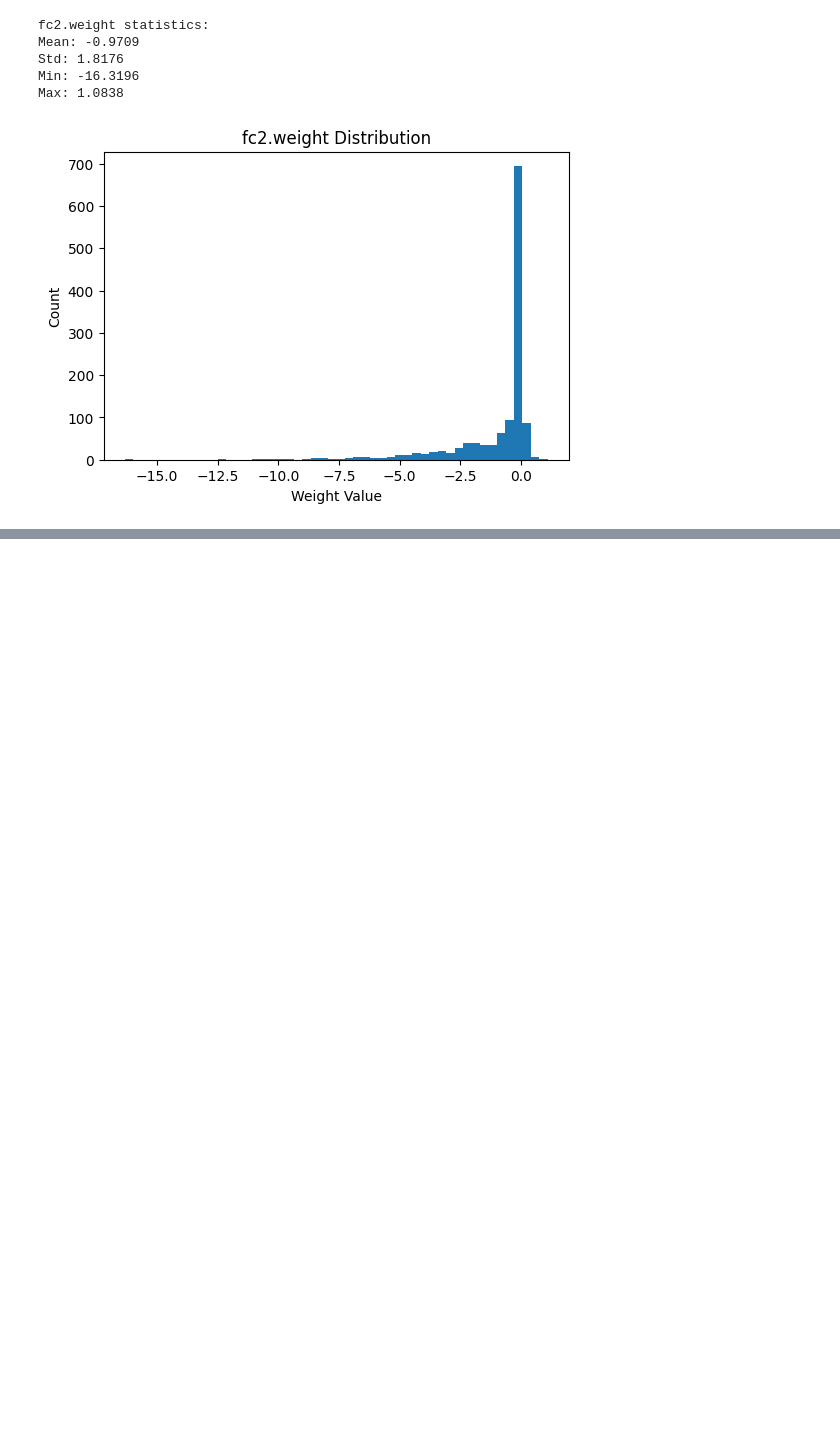
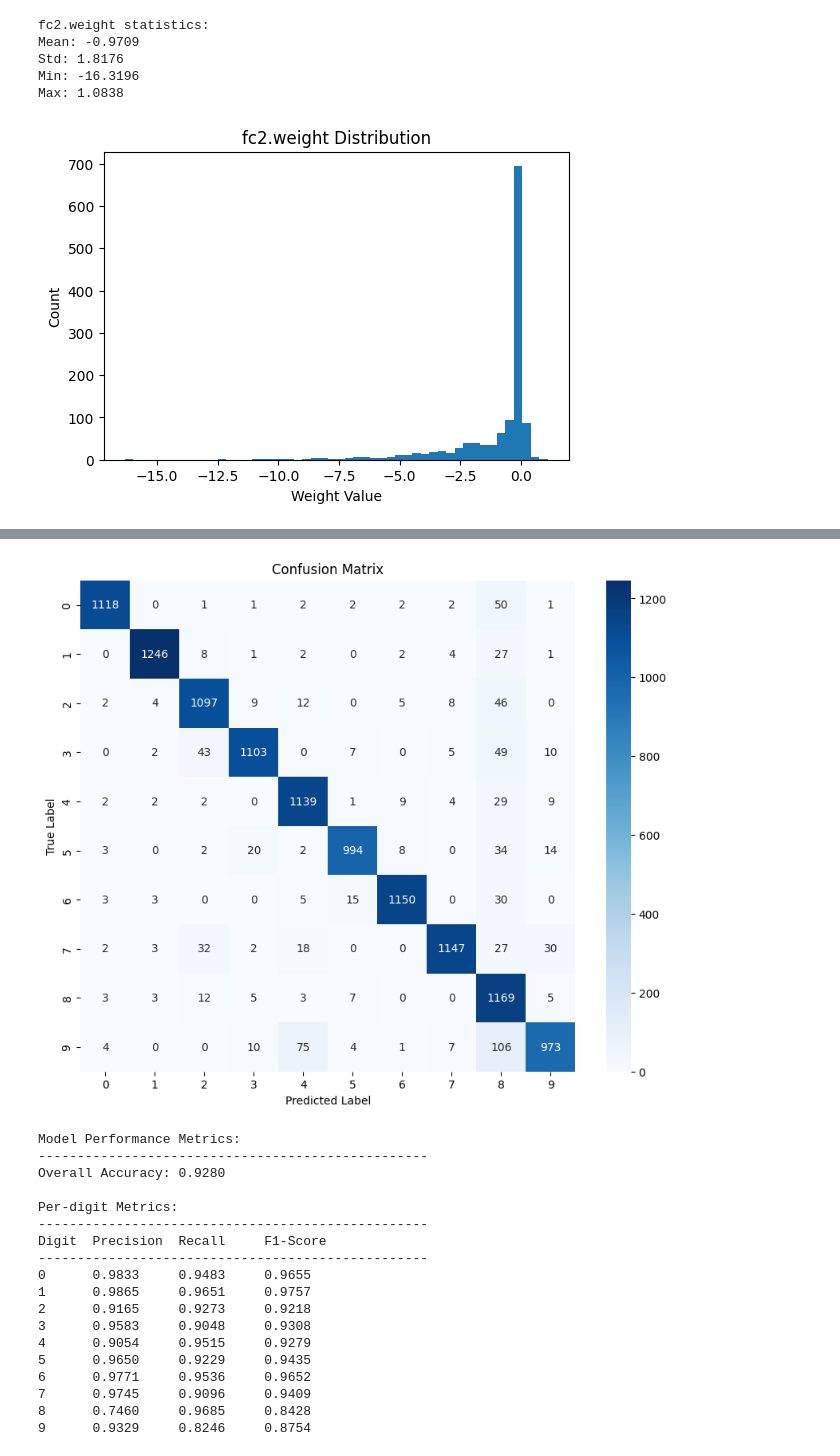
Before and after one commit to ChallapalliHemanthsaikumar/llm_building, a Jupyter notebook: day_2_small_feedforward_NN.ipynb, the cells around one changed output, grey strips where cells are left out. Drawn from its saved outputs; the diff is of its cells as text; code cells hidden in the pictures; blank space fills up the shorter version.

```diff
--- a/day_2_small_feedforward_NN.ipynb
+++ b/day_2_small_feedforward_NN.ipynb
@@ -329,0 +530,23 @@ RuntimeError: Error(s) in loading state_dict for MNIST:
+# %%
+# Run the comprehensive evaluation
+report, confusion_matrix = evaluate_model_metrics(model, test_loader)
+# %% [output]
+[figure, added]
+Model Performance Metrics:
+--------------------------------------------------
+Overall Accuracy: 0.9280
+
+Per-digit Metrics:
+--------------------------------------------------
+Digit  Precision  Recall     F1-Score
+--------------------------------------------------
+0      0.9833     0.9483     0.9655
+1      0.9865     0.9651     0.9757
+2      0.9165     0.9273     0.9218
+3      0.9583     0.9048     0.9308
+4      0.9054     0.9515     0.9279
+5      0.9650     0.9229     0.9435
+6      0.9771     0.9536     0.9652
+7      0.9745     0.9096     0.9409
+8      0.7460     0.9685     0.8428
+9      0.9329     0.8246     0.8754
```
Also changed, not shown: parts of 23 cells of this notebook, 4 other files.
